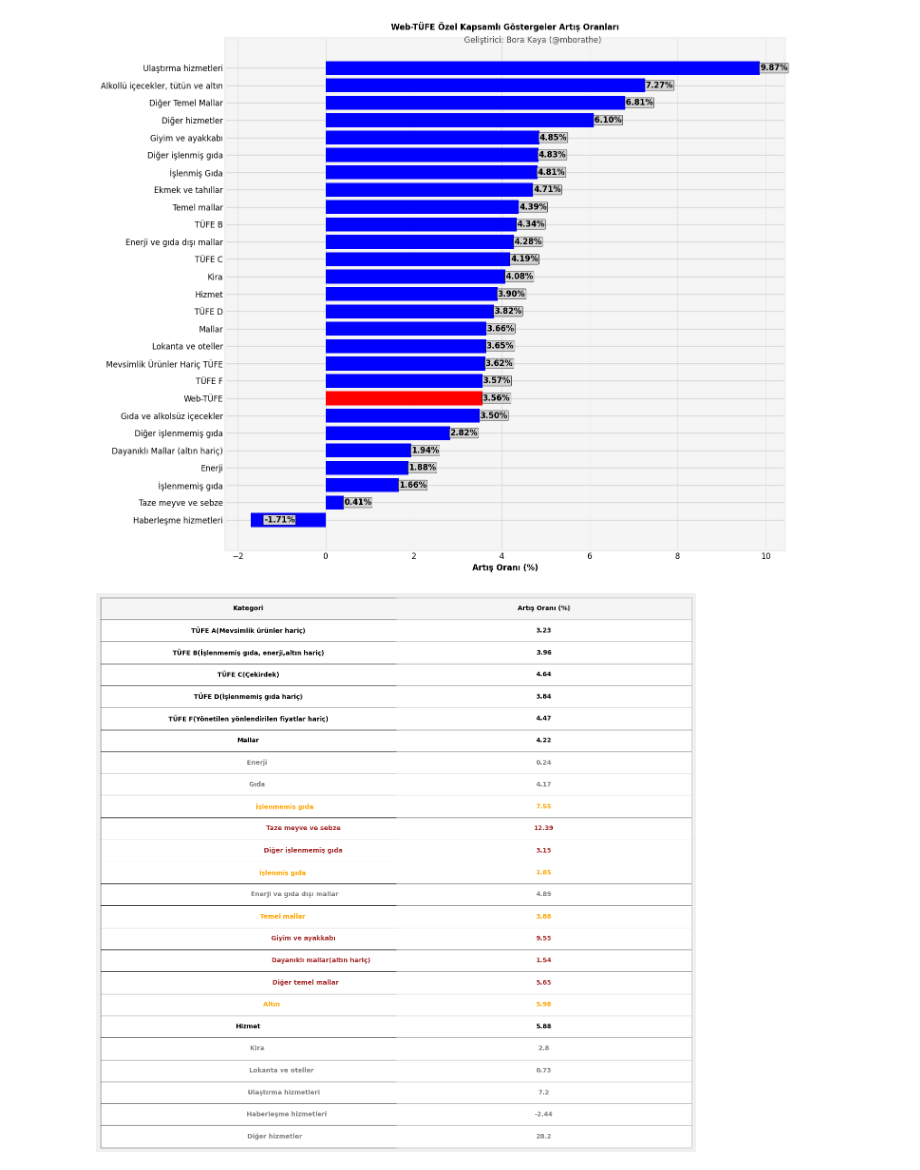
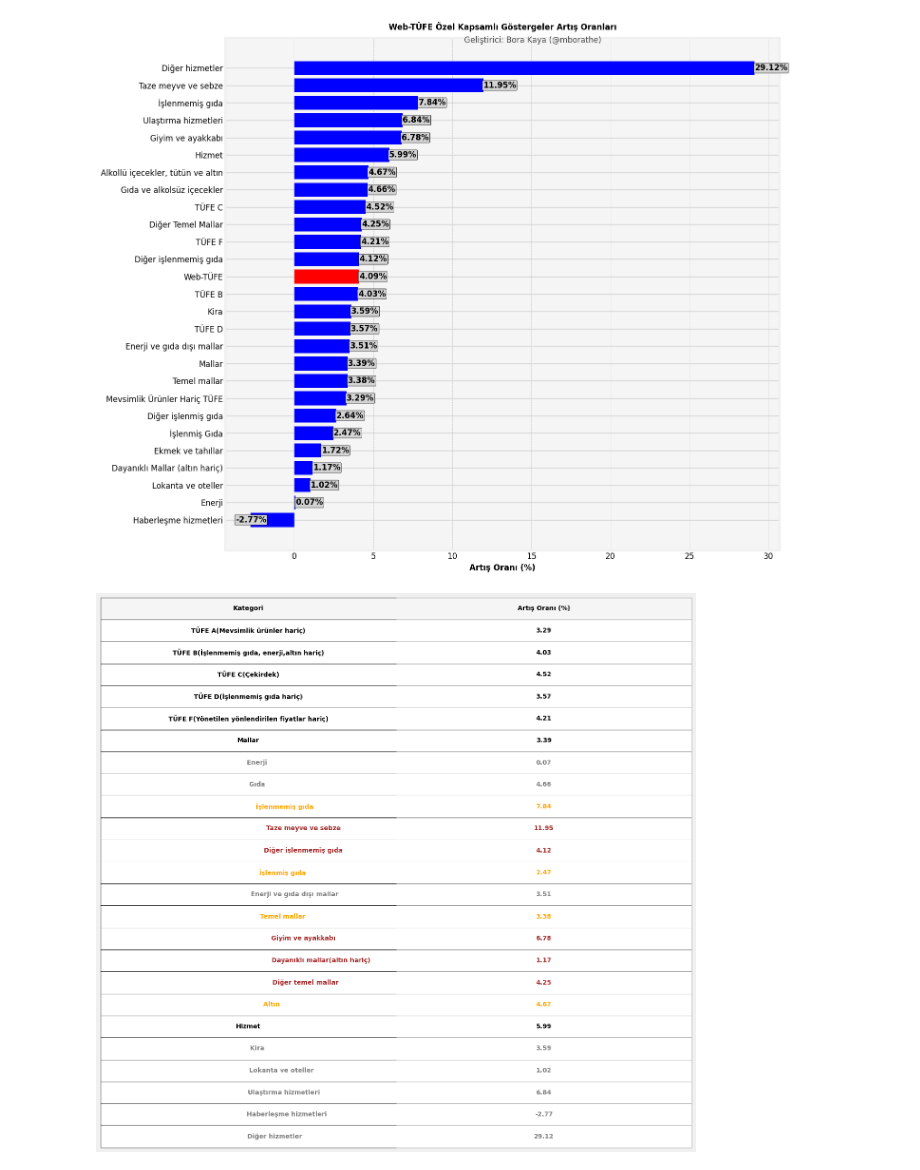
Before and after one commit to kaboya19/web-tufe-streamlit, a Jupyter notebook: bülten.ipynb, the cells around one changed output. Drawn from its saved outputs; the diff is of its cells as text; code cells hidden in the pictures.

```diff
--- a/bülten.ipynb
+++ b/bülten.ipynb
@@ -28,0 +62,3 @@ endeksler
+# %%
+cols=pd.read_excel("EVDS (2).xlsx").columns[1:].values
+cols=[s.replace(" ", ".") for s in cols]
@@ -50,3 +206,23 @@ maddelerim
+# %%
+
+def hareketli_aylik_ortalama(df):
+        değer = df.name  # Kolon ismi
+        df = pd.DataFrame(df)
+        df["Tarih"] = pd.to_datetime(df.index)  # Tarih sütununu datetime formatına çevir
+        df["Gün Sırası"] = df.groupby(df["Tarih"].dt.to_period("M")).cumcount() + 1  # Her ay için gün sırasını oluştur
+
+        # Her ay için ilk 24 günü sınırla ve hareketli ortalama hesapla
+        df["Aylık Ortalama"] = (
+            df[df["Gün Sırası"] <= 24]
+            .groupby(df["Tarih"].dt.to_period("M"))[değer]
+            .expanding()
+            .mean()
+            .reset_index(level=0, drop=True)
+        )
+
+        # Orijinal indeksi geri yükle
+        df.index = pd.to_datetime(df.index)
+        return df
 # %%
 tüfe=pd.read_csv("gruplar_int.csv",index_col=0)
 tüfe.index=pd.to_datetime(tüfe.index)
@@ -299,3 +456,5 @@ plt.savefig("temelbaşlıklar.png", dpi=300)
+# %%
+endeksler.index=pd.to_datetime(endeksler.index)
 # %%
 endeksler=endeksler.sort_index()
 veri=pd.concat([(((endeksler.loc["2025-03"].mean()/endeksler.loc["2025-02-01":"2025-02-24"].mean())-1)*100).sort_values().head(15),(((endeksler.loc["2025-03"].mean()/endeksler.loc["2025-02-01":"2025-02-24"].mean())-1)*100).sort_values().tail(15)],axis=0)
@@ -358,7 +517,7 @@ plt.savefig("maddeler.png", dpi=300)
 # %%
 özelgöstergeler=özelgöstergeler.sort_index()
-veri=pd.concat([(((özelgöstergeler.loc["2025-02"].mean()/özelgöstergeler.loc["2025-01-01":"2025-01-24"].mean())-1)*100).sort_values().head(15),(((özelgöstergeler.loc["2025-02"].mean()/özelgöstergeler.loc["2025-01-01":"2025-01-24"].mean())-1)*100).sort_values().tail(15)],axis=0)
-veri.loc["Web-TÜFE"]=(((tüfe.loc["2025-02"].mean()/tüfe.loc["2025-01-01":"2025-01-24"].mean())-1)*100).values[0]
+veri=pd.concat([(((özelgöstergeler.loc["2025-03"].mean()/özelgöstergeler.loc["2025-02-01":"2025-02-24"].mean())-1)*100).sort_values().head(15),(((özelgöstergeler.loc["2025-03"].mean()/özelgöstergeler.loc["2025-02-01":"2025-02-24"].mean())-1)*100).sort_values().tail(15)],axis=0)
+veri.loc["Web-TÜFE"]=(((tüfe.loc["2025-03"].mean()/tüfe.loc["2025-02-01":"2025-02-24"].mean())-1)*100).values[0]
 veri=veri.sort_values()
 
 colors = ['red' if label == 'Web-TÜFE' else 'blue' for label in veri.index]
@@ -386,31 +545,31 @@ for bar, value in zip(bars, values):
         f'{value:.2f}%',
         va='center',
         ha='left' if value >= 0 else 'right',
         fontsize=12,
         fontweight='bold',
         color='black',
         bbox=dict(facecolor='lightgray', edgecolor='black', boxstyle='round,pad=0.1')
     )
 
 # FiveThirtyEight tarzı ayarlar
 ax.set_facecolor('whitesmoke')  # Grafik arka planı
 fig.patch.set_facecolor('white')  # Dış çerçeve arka planı
 ax.grid(axis='x', color='lightgray', linestyle='--', linewidth=0.7)
 ax.set_axisbelow(True)
 
 # Başlık ve eksen ayarları
 ax.set_title(f'Web-TÜFE Özel Kapsamlı Göstergeler Artış Oranları', fontsize=12, fontweight='bold', loc='center', pad=12)
 ax.set_xlabel('Artış Oranı (%)', fontsize=12, fontweight='bold')
 ax.tick_params(axis='y', labelsize=12)
 ax.tick_params(axis='x', labelsize=12)
 
 # Filigran ekleme
 fig.text(0.62, 0.95, 'Geliştirici: Bora Kaya (@mborathe)', ha='center', va='center', fontsize=12, color='black', alpha=0.7, rotation=0)
 
 # Çubuklar arasındaki boşluk azaltma
 plt.subplots_adjust(left=0.35, right=0.95)
 plt.tight_layout()
 
 plt.savefig("özelgöstergelerartış.png", dpi=300)
 # %% [output]
-[figure, old version]
+[figure, new version]
```
Also changed, not shown: parts of 45 cells of this notebook, 35 other files.
